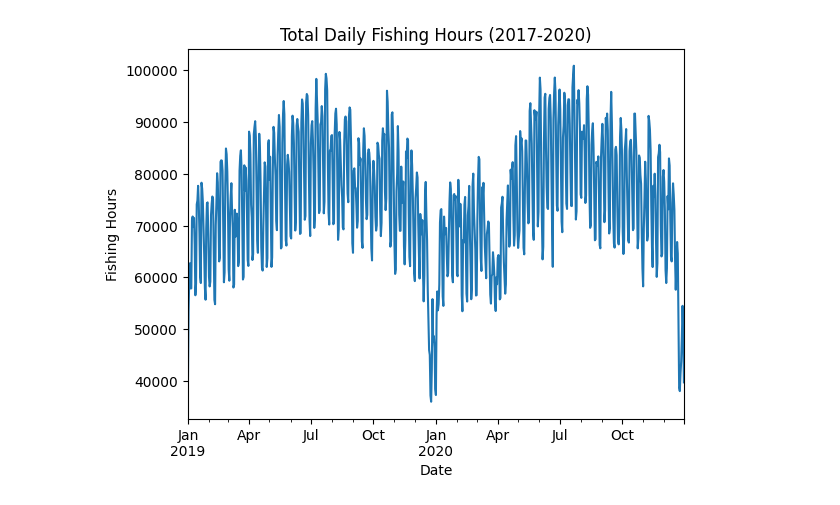
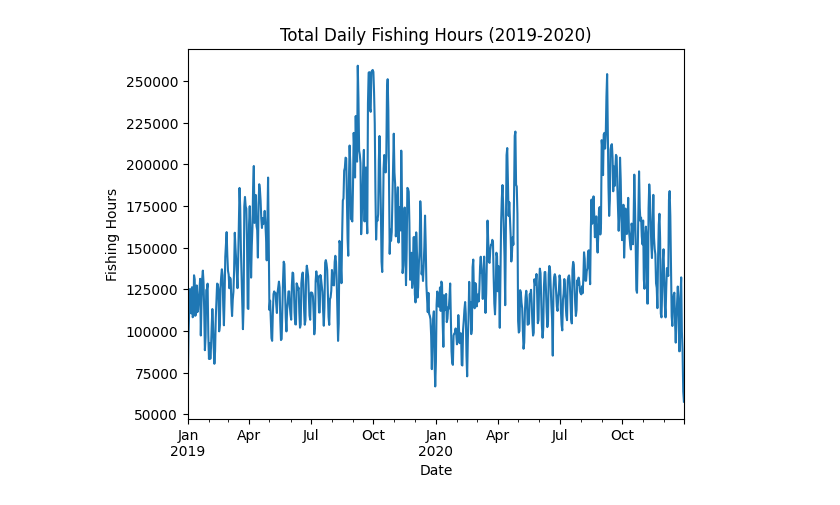
Before and after one commit to LM-UCSD/Group5_Capstone_WI25, a Jupyter notebook: notebooks/2. Exploration.ipynb, the cells around one changed output. Drawn from its saved outputs; the diff is of its cells as text; code cells hidden in the pictures.

```diff
--- a/notebooks/2. Exploration.ipynb
+++ b/notebooks/2. Exploration.ipynb
@@ -10,4 +127,5 @@ import geodatasets
 # %%
+# Define data types for each column and load data
 dtypes = {
     "date" : "str",
     "cell_ll_lat": "float32",
@@ -34,5 +152,4 @@ dtypes = {
     "fishing_hours_2020": "float32"
 }
 
-df = pd.read_csv('MMSI-daily-merged_2019_2020-vessels-gfw-seasons.csv', dtype=dtypes)
-print(df.head())
+df = pd.read_csv('MMSI-daily_merged_2019_2020-vessels-gfw-seasons.csv', dtype=dtypes)
@@ -110,4 +277,0 @@ print(df.duplicated().sum())
-# %%
-# Dropping missing values for flag_registry
-## (For future exploration, we may be able to take the missing values and compare it to flag_gfw to see our performance compared to gfw neural network)
-df.dropna(subset=['flag_registry'],inplace=True)
@@ -136,12 +278,10 @@ std           1025.83             1818.66             1784.32
-# %%
-# Recast date column to useable datetime format
-df['date'] = pd.to_datetime(df['date'])
 # %%
-## Big drop in winter
+#Total Daily Fishing Hours Graph by Date
+
 df.groupby('date')['fishing_hours'].sum().plot(kind='line')
-plt.title('Total Daily Fishing Hours (2017-2020)')
+plt.title('Total Daily Fishing Hours (2019-2020)')
 plt.xlabel('Date')
 plt.ylabel('Fishing Hours')
 plt.show()
 # %% [output]
-[figure, old version]
+[figure, new version]
```
Also changed, not shown: parts of 32 cells of this notebook, 2 other files.
